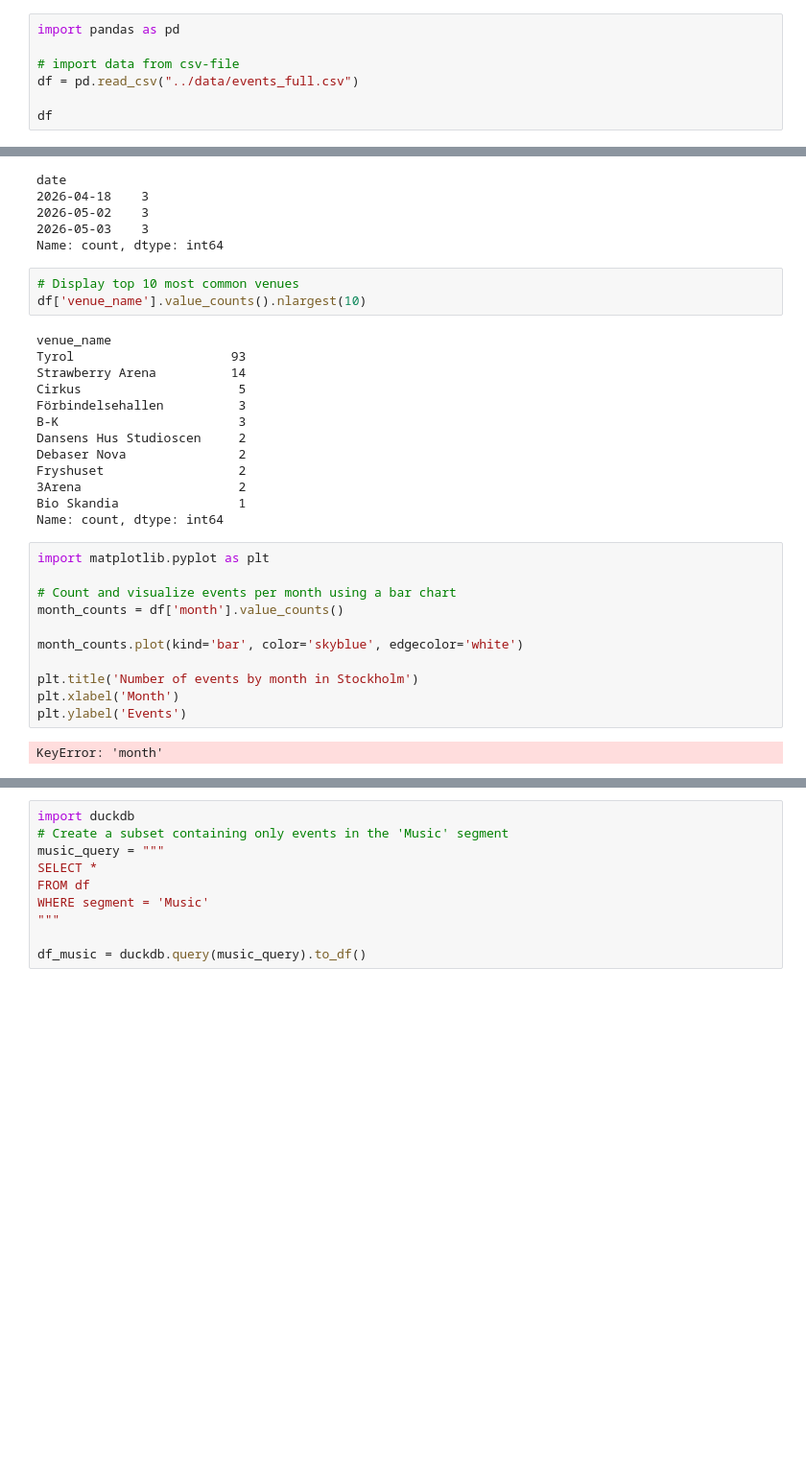
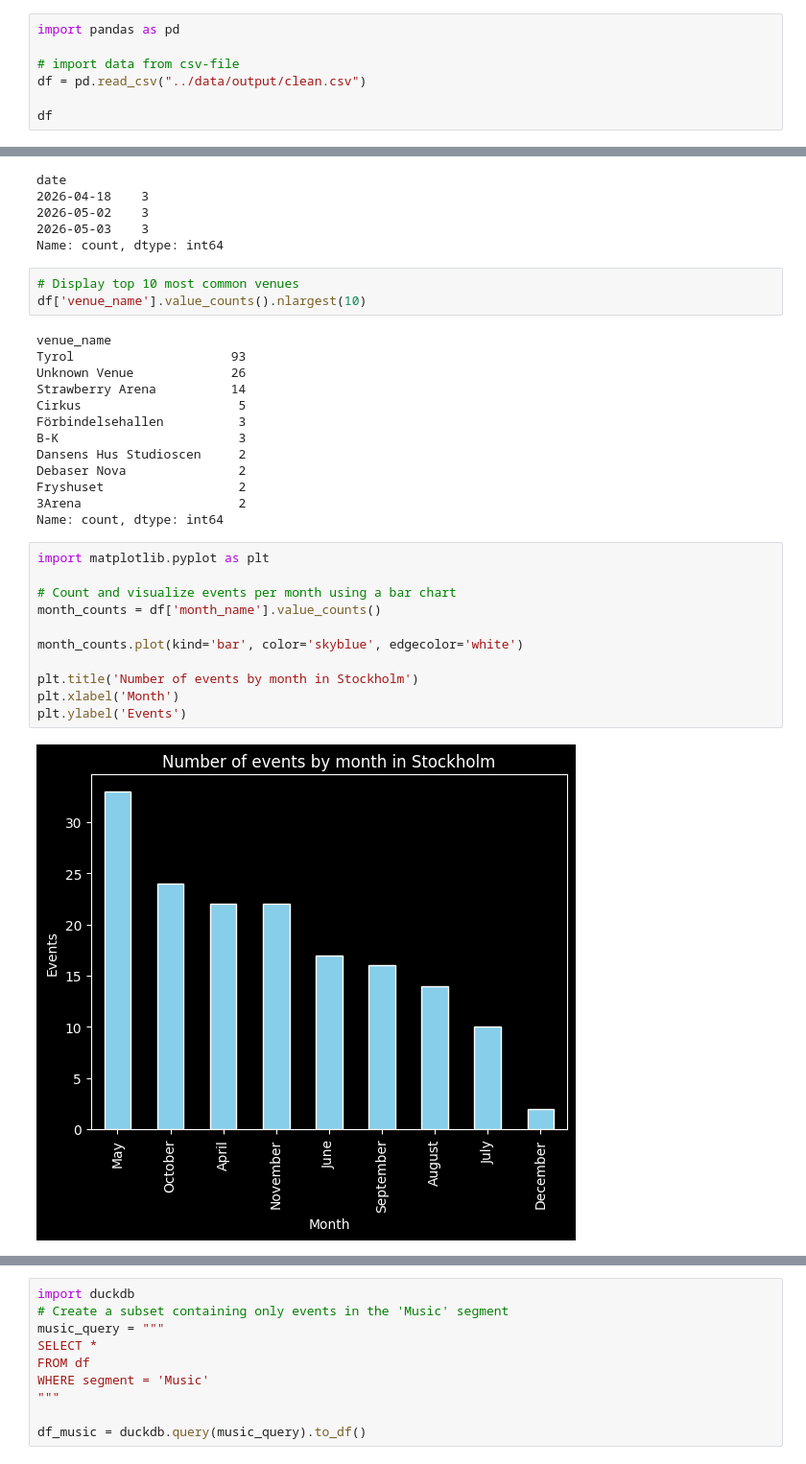
Before and after one commit to LisaYllander92/Visualization_project, a Jupyter notebook: eda/eda_rickard.ipynb, the cells around one changed output, grey strips where cells are left out. Shown at 96% size. Saved outputs shown, nothing was run; the diff lists cells and outputs as text; blank space fills up the shorter version.

```diff
--- a/eda/eda_rickard.ipynb
+++ b/eda/eda_rickard.ipynb
@@ -2,7 +2,7 @@
 import pandas as pd
 
 # import data from csv-file
-df = pd.read_csv("../data/events_full.csv")
+df = pd.read_csv("../data/output/clean.csv")
 
 df
 # %% [output]
@@ -54,6 +54,7 @@ df['venue_name'].value_counts().nlargest(10)
 # %% [output]
 venue_name
 Tyrol                     93
+Unknown Venue             26
 Strawberry Arena          14
 Cirkus                     5
 Förbindelsehallen          3
@@ -62,21 +63,20 @@ Dansens Hus Studioscen     2
 Debaser Nova               2
 Fryshuset                  2
 3Arena                     2
-Bio Skandia                1
 Name: count, dtype: int64
 # %%
 import matplotlib.pyplot as plt
 
 # Count and visualize events per month using a bar chart
-month_counts = df['month'].value_counts()
+month_counts = df['month_name'].value_counts()
 
 month_counts.plot(kind='bar', color='skyblue', edgecolor='white')
 
 plt.title('Number of events by month in Stockholm')
 plt.xlabel('Month')
 plt.ylabel('Events')
 # %% [output]
-KeyError: 'month'
+[figure, added]
 # %%
 # Visualize events per month in chronological order
 month_order = ['January', 'February', 'March', 'April', 'May', 'June',
```
Also changed, not shown: parts of 11 cells of this notebook.
